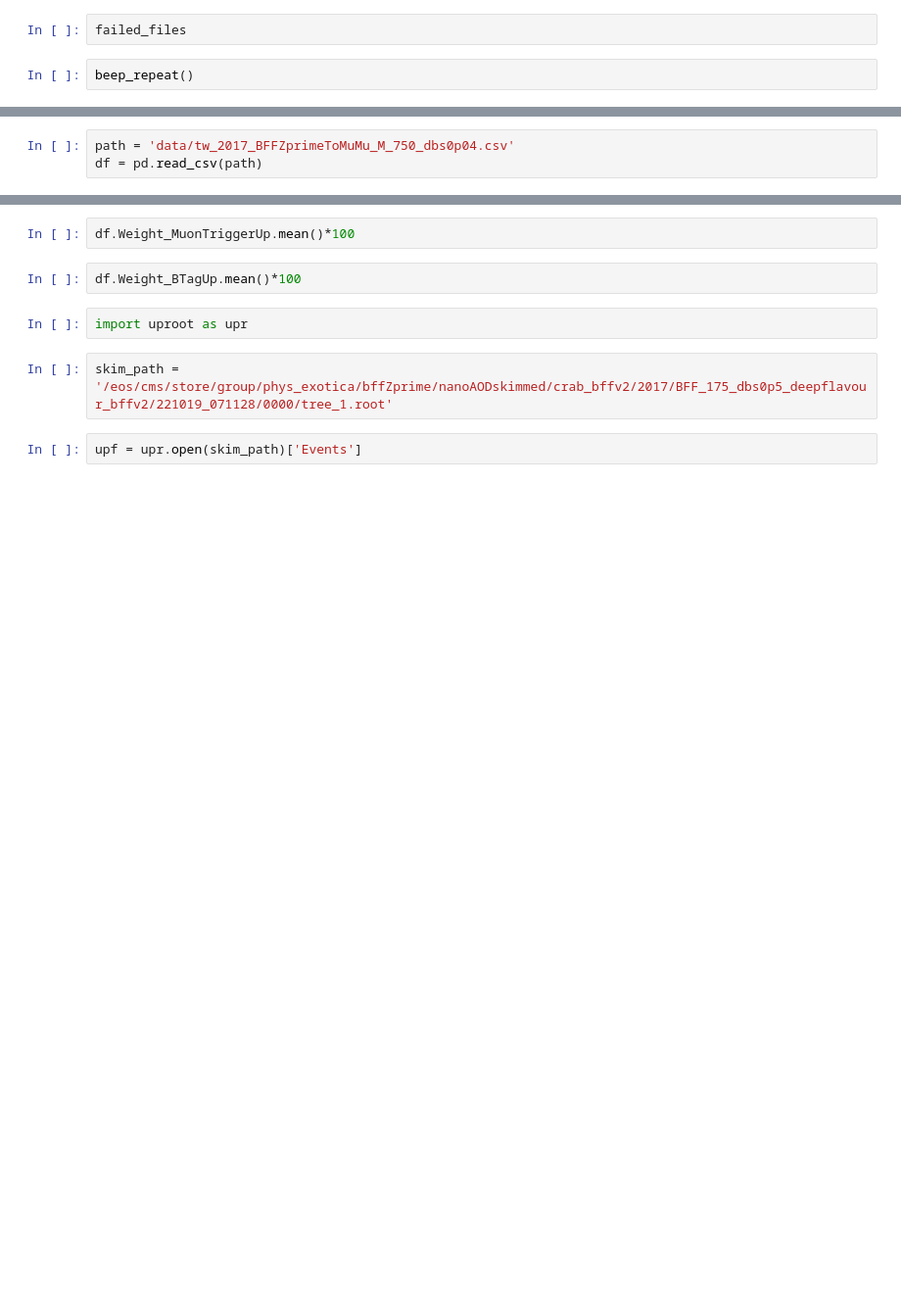
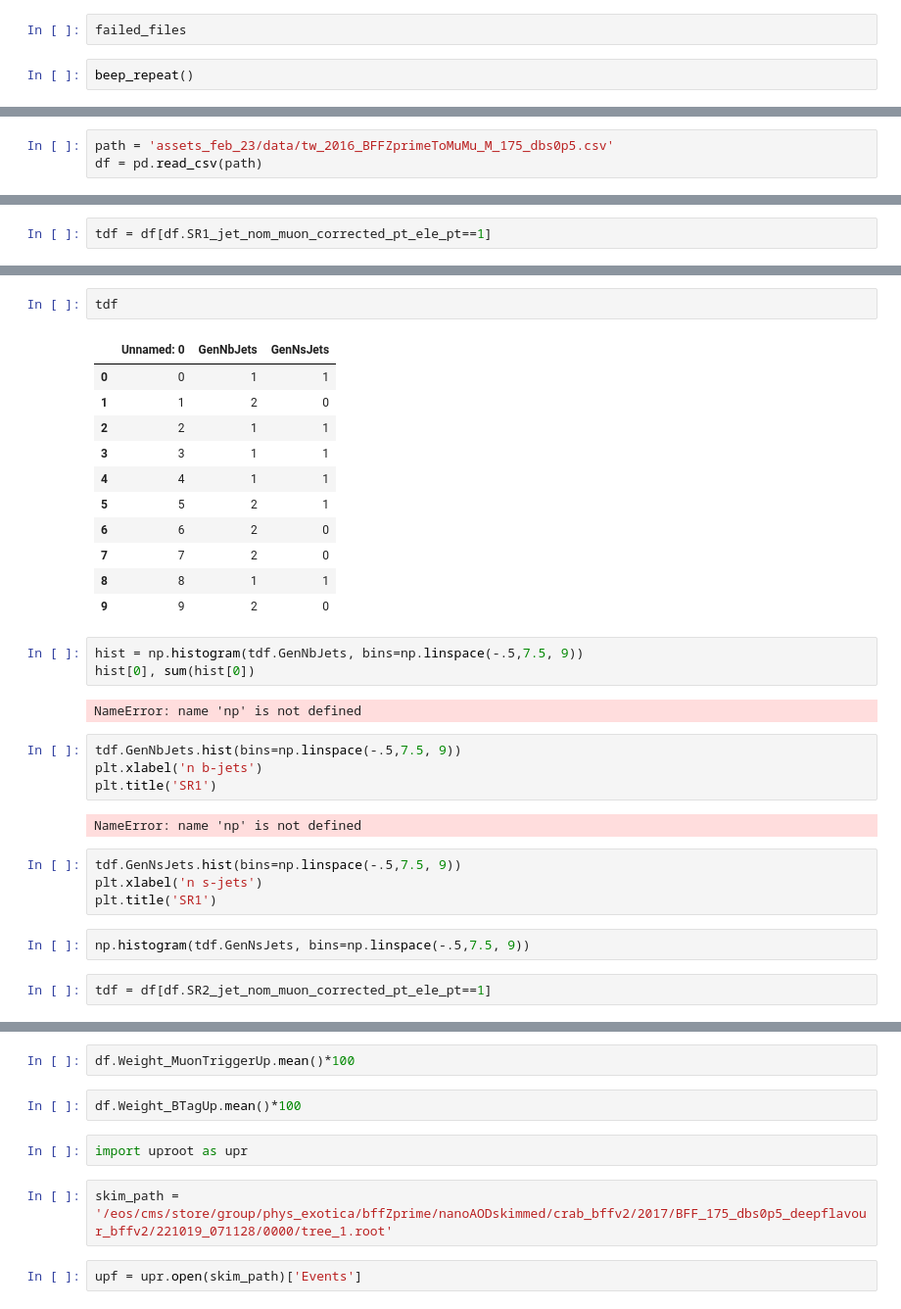
Before and after one commit to rymuelle/bff_plotting_code_v3, a Jupyter notebook: 0_bff_skimmer-bffv2.ipynb, the cells around one changed output, grey strips where cells are left out. Shown at 98% size. Cells and saved outputs as stored; diff of their text form; blank space fills up the shorter version.

```diff
--- a/0_bff_skimmer-bffv2.ipynb
+++ b/0_bff_skimmer-bffv2.ipynb
@@ -254,5 +413,5 @@ import pandas as pd
 # %%
-path = 'data/tw_2017_BFFZprimeToMuMu_M_750_dbs0p04.csv'
+path = 'assets_feb_23/data/tw_2016_BFFZprimeToMuMu_M_175_dbs0p5.csv'
 df = pd.read_csv(path)
 # %%
 for x in df:
@@ -259,0 +429,2 @@ for x in df:
+# %%
+tdf = df[df.SR1_jet_nom_muon_corrected_pt_ele_pt==1]
@@ -259,0 +453,33 @@ for x in df:
+# %%
+tdf
+# %% [output]
+|  | Unnamed: 0 | GenNbJets | GenNsJets |
+| 0 | 0 | 1 | 1 |
+| 1 | 1 | 2 | 0 |
+| 2 | 2 | 1 | 1 |
+| 3 | 3 | 1 | 1 |
+| 4 | 4 | 1 | 1 |
+| 5 | 5 | 2 | 1 |
+| 6 | 6 | 2 | 0 |
+| 7 | 7 | 2 | 0 |
+| 8 | 8 | 1 | 1 |
+| 9 | 9 | 2 | 0 |
+# %%
+hist = np.histogram(tdf.GenNbJets, bins=np.linspace(-.5,7.5, 9))
+hist[0], sum(hist[0])
+# %% [output]
+NameError: name 'np' is not defined
+# %%
+tdf.GenNbJets.hist(bins=np.linspace(-.5,7.5, 9))
+plt.xlabel('n b-jets')
+plt.title('SR1')
+# %% [output]
+NameError: name 'np' is not defined
+# %%
+tdf.GenNsJets.hist(bins=np.linspace(-.5,7.5, 9))
+plt.xlabel('n s-jets')
+plt.title('SR1')
+# %%
+np.histogram(tdf.GenNsJets, bins=np.linspace(-.5,7.5, 9))
+# %%
+tdf = df[df.SR2_jet_nom_muon_corrected_pt_ele_pt==1]
```
Also changed, not shown: parts of 19 cells of this notebook, 1 other file.
